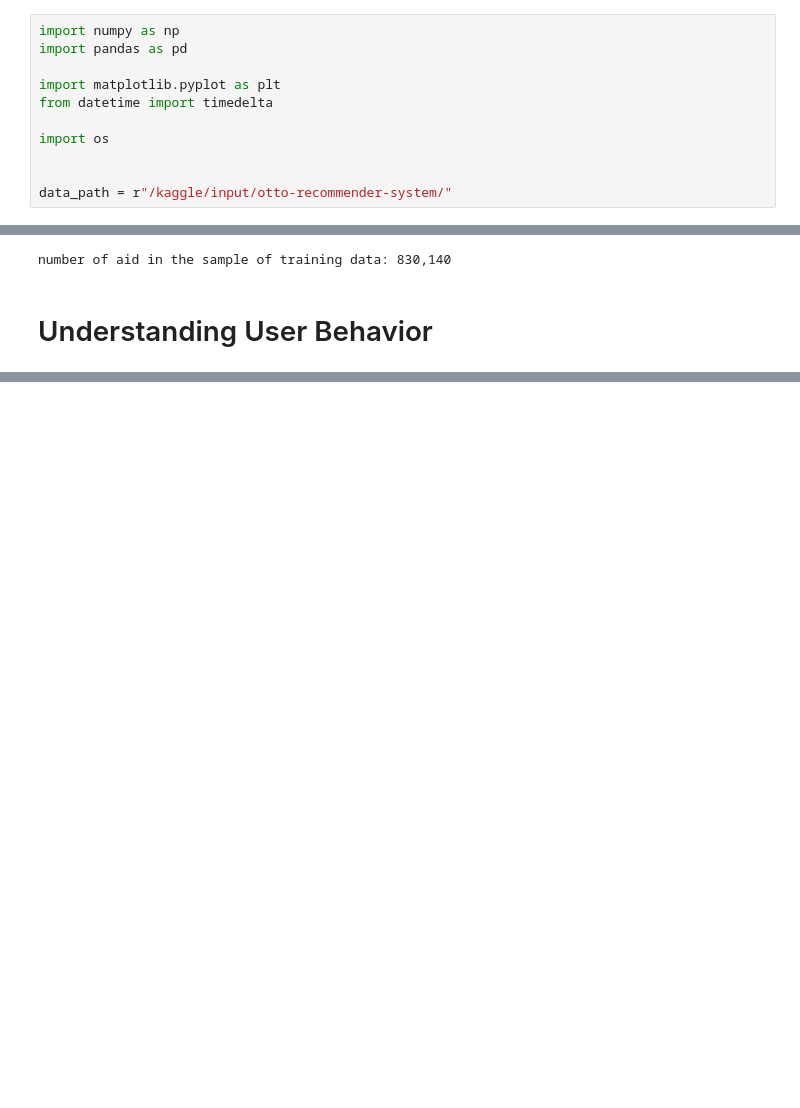
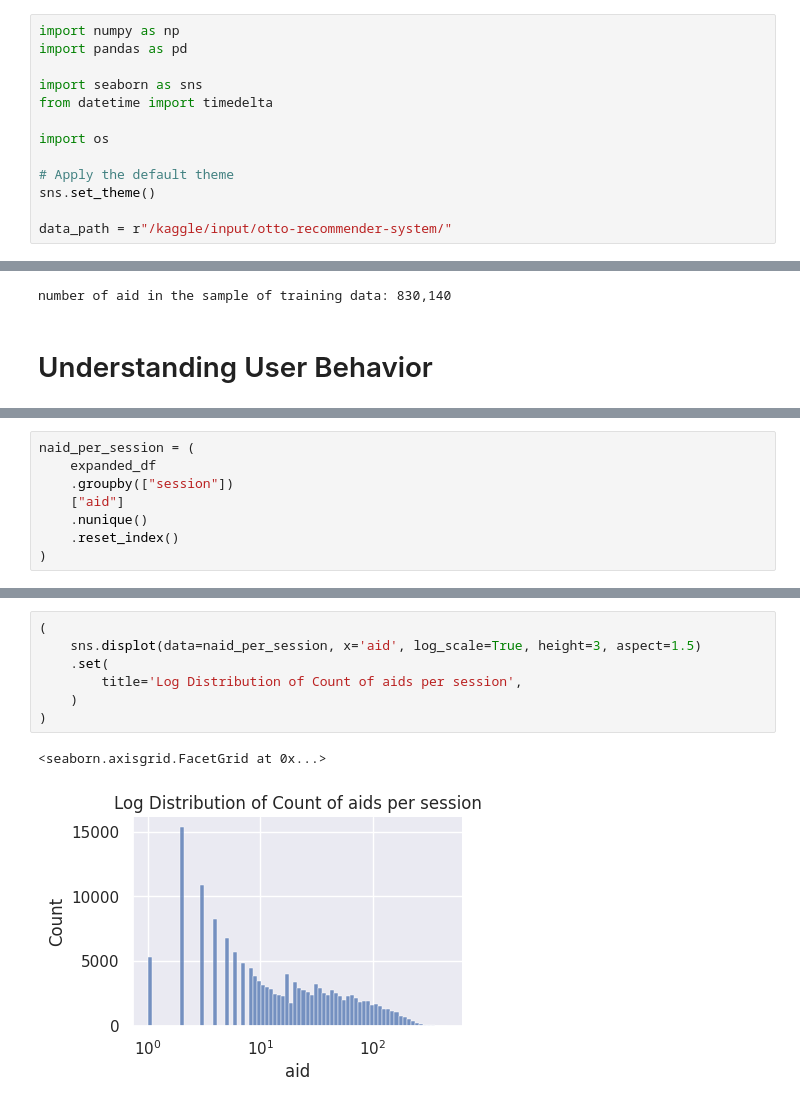
Before and after one commit to a-sharma06/recsys_otto, a Jupyter notebook: otto-eda-exploratory-data-analysis.ipynb, the cells around one changed output, grey strips where cells are left out. Cells and saved outputs as stored; diff of their text form; blank space fills up the shorter version.

Commit message:
Kaggle Notebook | OTTO - EDA (Exploratory Data Analysis) | Version 7: Completed Objectives 1 and 2

```diff
--- a/otto-eda-exploratory-data-analysis.ipynb
+++ b/otto-eda-exploratory-data-analysis.ipynb
@@ -33,10 +35,12 @@ By documenting our environment, we want to ensures reproduceability.
 import numpy as np
 import pandas as pd
 
-import matplotlib.pyplot as plt
+import seaborn as sns
 from datetime import timedelta
 
 import os
 
+# Apply the default theme
+sns.set_theme()
 
 data_path = r"/kaggle/input/otto-recommender-system/"
@@ -159,0 +119,8 @@ print(article_id_counts)
+# %%
+naid_per_session = (
+    expanded_df
+    .groupby(["session"])
+    ["aid"]
+    .nunique()
+    .reset_index()
+)
@@ -159,0 +151,10 @@ print(article_id_counts)
+# %%
+(
+    sns.displot(data=naid_per_session, x='aid', log_scale=True, height=3, aspect=1.5)
+    .set(
+        title='Log Distribution of Count of aids per session',
+    )
+)
+# %% [output]
+<seaborn.axisgrid.FacetGrid at 0x...>
+[figure, added]
```
Also changed, not shown: parts of 26 cells of this notebook.
